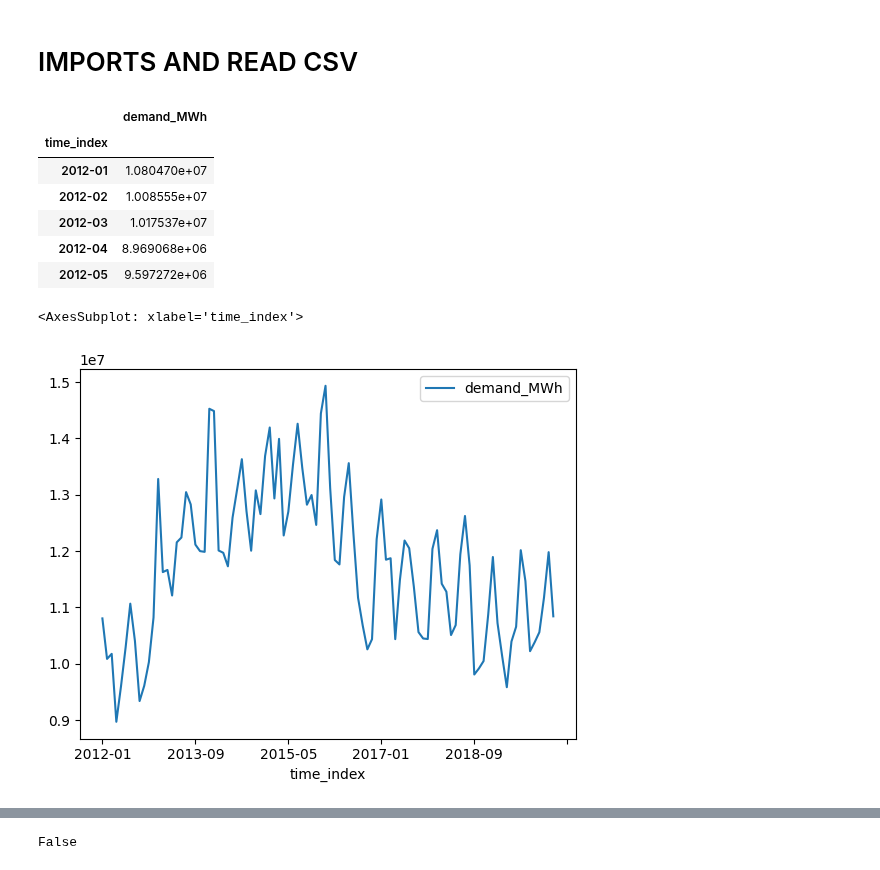
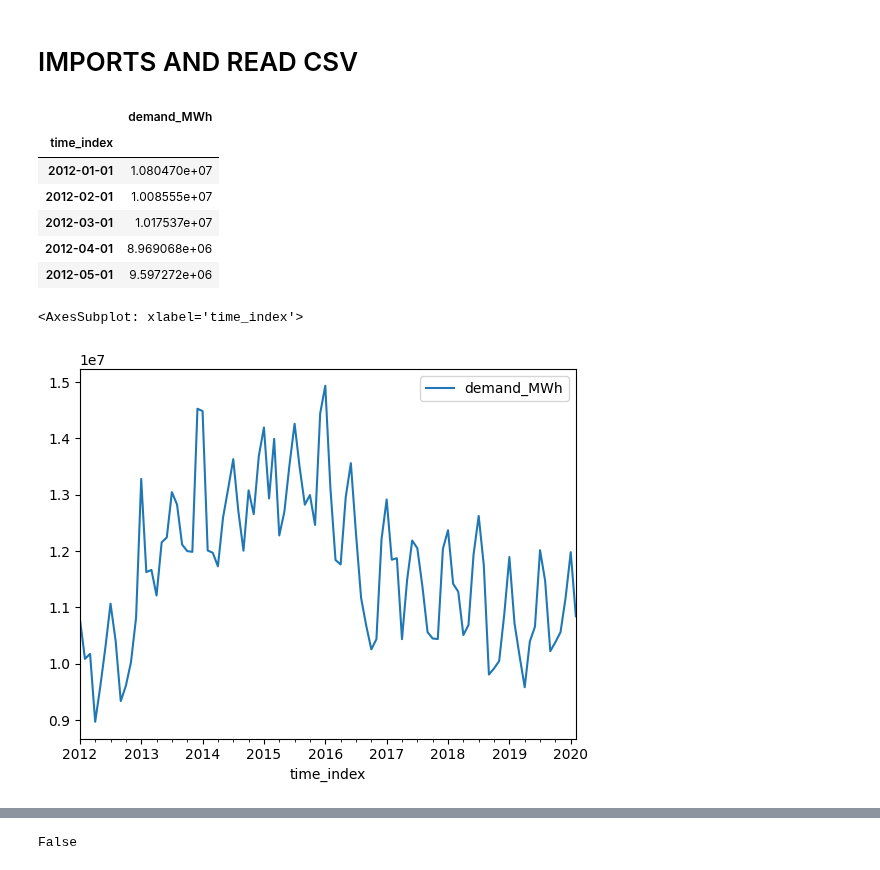
Before and after one commit to tomashbk/electric_energy_demand_argentina, a Jupyter notebook: MA.ipynb, the cells around one changed output, grey strips where cells are left out. Saved outputs shown, nothing was run; the diff lists cells and outputs as text; code cells hidden in the pictures.

```diff
--- a/MA.ipynb
+++ b/MA.ipynb
@@ -12,20 +12,22 @@ from sklearn.metrics import r2_score
 from statsmodels.tsa.arima.model import ARIMA
 # %%
 df_time_series = pd.read_csv('datasets/historical_demand_sum.csv', index_col='time_index')
+df_time_series.index = pd.to_datetime(df_time_series.index)
+
 df_time_series.head()
 # %% [output]
 |  | demand_MWh |
 | time_index |  |
-| 2012-01 | 1.080470e+07 |
-| 2012-02 | 1.008555e+07 |
-| 2012-03 | 1.017537e+07 |
-| 2012-04 | 8.969068e+06 |
-| 2012-05 | 9.597272e+06 |
+| 2012-01-01 | 1.080470e+07 |
+| 2012-02-01 | 1.008555e+07 |
+| 2012-03-01 | 1.017537e+07 |
+| 2012-04-01 | 8.969068e+06 |
+| 2012-05-01 | 9.597272e+06 |
 # %%
 df_time_series.plot()
 # %% [output]
 <AxesSubplot: xlabel='time_index'>
-[figure, old version]
+[figure, new version]
 # %%
 # Need to difference
 df_time_series_diff = df_time_series.diff().dropna()
```
Also changed, not shown: parts of 10 cells of this notebook, 1 other file.
